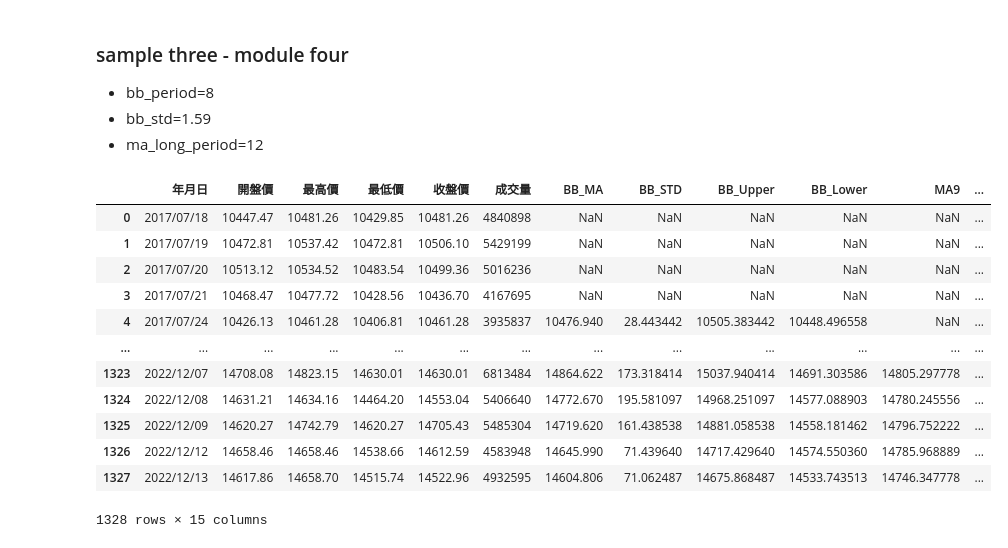
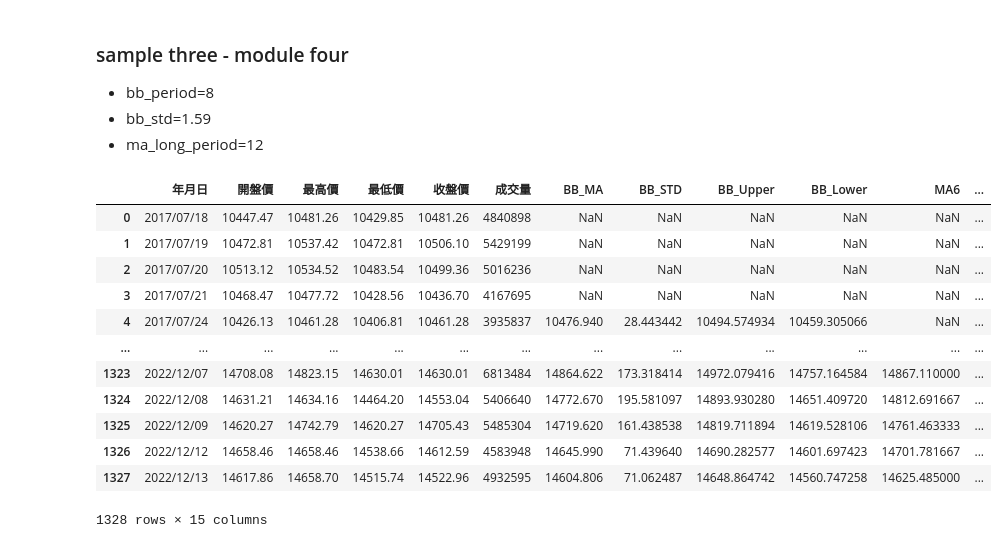
Before and after one commit to jiangyanmu/QIA-Final-Regression-Test, a Jupyter notebook: src/backtest.ipynb, the cells around one changed output. Saved outputs shown, nothing was run; the diff lists cells and outputs as text; code cells hidden in the pictures.

```diff
--- a/src/backtest.ipynb
+++ b/src/backtest.ipynb
@@ -502,27 +549,28 @@ df3
 # %%
 %reload_ext autoreload
 %autoreload 2
 
 # 使用範例
 import pandas as pd
 from lib.backtest.strategy_four import backtest_strategy_four
 
 
 
 df4 = pd.read_csv("../data/TPE-sample3.csv", encoding="utf-8")
-df4 = backtest_strategy_four(df4, bb_period=8,bb_std=1.59, ma_long_period=12)
+# df4 = backtest_strategy_four(df4, bb_period=8,bb_std=1.59, ma_long_period=12)
+df4 = backtest_strategy_four(df4, bb_period=5,bb_std=0.62, ma_long_period=6)
 df4
 # %% [output]
-|  | 年月日 | 開盤價 | 最高價 | 最低價 | 收盤價 | 成交量 | BB_MA | BB_STD | BB_Upper | BB_Lower | MA9 | ... |
+|  | 年月日 | 開盤價 | 最高價 | 最低價 | 收盤價 | 成交量 | BB_MA | BB_STD | BB_Upper | BB_Lower | MA6 | ... |
 | 0 | 2017/07/18 | 10447.47 | 10481.26 | 10429.85 | 10481.26 | 4840898 | NaN | NaN | NaN | NaN | NaN | ... |
 | 1 | 2017/07/19 | 10472.81 | 10537.42 | 10472.81 | 10506.10 | 5429199 | NaN | NaN | NaN | NaN | NaN | ... |
 | 2 | 2017/07/20 | 10513.12 | 10534.52 | 10483.54 | 10499.36 | 5016236 | NaN | NaN | NaN | NaN | NaN | ... |
 | 3 | 2017/07/21 | 10468.47 | 10477.72 | 10428.56 | 10436.70 | 4167695 | NaN | NaN | NaN | NaN | NaN | ... |
-| 4 | 2017/07/24 | 10426.13 | 10461.28 | 10406.81 | 10461.28 | 3935837 | 10476.940 | 28.443442 | 10505.383442 | 10448.496558 | NaN | ... |
+| 4 | 2017/07/24 | 10426.13 | 10461.28 | 10406.81 | 10461.28 | 3935837 | 10476.940 | 28.443442 | 10494.574934 | 10459.305066 | NaN | ... |
 | ... | ... | ... | ... | ... | ... | ... | ... | ... | ... | ... | ... | ... |
-| 1323 | 2022/12/07 | 14708.08 | 14823.15 | 14630.01 | 14630.01 | 6813484 | 14864.622 | 173.318414 | 15037.940414 | 14691.303586 | 14805.297778 | ... |
-| 1324 | 2022/12/08 | 14631.21 | 14634.16 | 14464.20 | 14553.04 | 5406640 | 14772.670 | 195.581097 | 14968.251097 | 14577.088903 | 14780.245556 | ... |
-| 1325 | 2022/12/09 | 14620.27 | 14742.79 | 14620.27 | 14705.43 | 5485304 | 14719.620 | 161.438538 | 14881.058538 | 14558.181462 | 14796.752222 | ... |
-| 1326 | 2022/12/12 | 14658.46 | 14658.46 | 14538.66 | 14612.59 | 4583948 | 14645.990 | 71.439640 | 14717.429640 | 14574.550360 | 14785.968889 | ... |
-| 1327 | 2022/12/13 | 14617.86 | 14658.70 | 14515.74 | 14522.96 | 4932595 | 14604.806 | 71.062487 | 14675.868487 | 14533.743513 | 14746.347778 | ... |
+| 1323 | 2022/12/07 | 14708.08 | 14823.15 | 14630.01 | 14630.01 | 6813484 | 14864.622 | 173.318414 | 14972.079416 | 14757.164584 | 14867.110000 | ... |
+| 1324 | 2022/12/08 | 14631.21 | 14634.16 | 14464.20 | 14553.04 | 5406640 | 14772.670 | 195.581097 | 14893.930280 | 14651.409720 | 14812.691667 | ... |
+| 1325 | 2022/12/09 | 14620.27 | 14742.79 | 14620.27 | 14705.43 | 5485304 | 14719.620 | 161.438538 | 14819.711894 | 14619.528106 | 14761.463333 | ... |
+| 1326 | 2022/12/12 | 14658.46 | 14658.46 | 14538.66 | 14612.59 | 4583948 | 14645.990 | 71.439640 | 14690.282577 | 14601.697423 | 14701.781667 | ... |
+| 1327 | 2022/12/13 | 14617.86 | 14658.70 | 14515.74 | 14522.96 | 4932595 | 14604.806 | 71.062487 | 14648.864742 | 14560.747258 | 14625.485000 | ... |
 1328 rows × 15 columns
```
Also changed, not shown: parts of 5 cells of this notebook, 1 other file.
